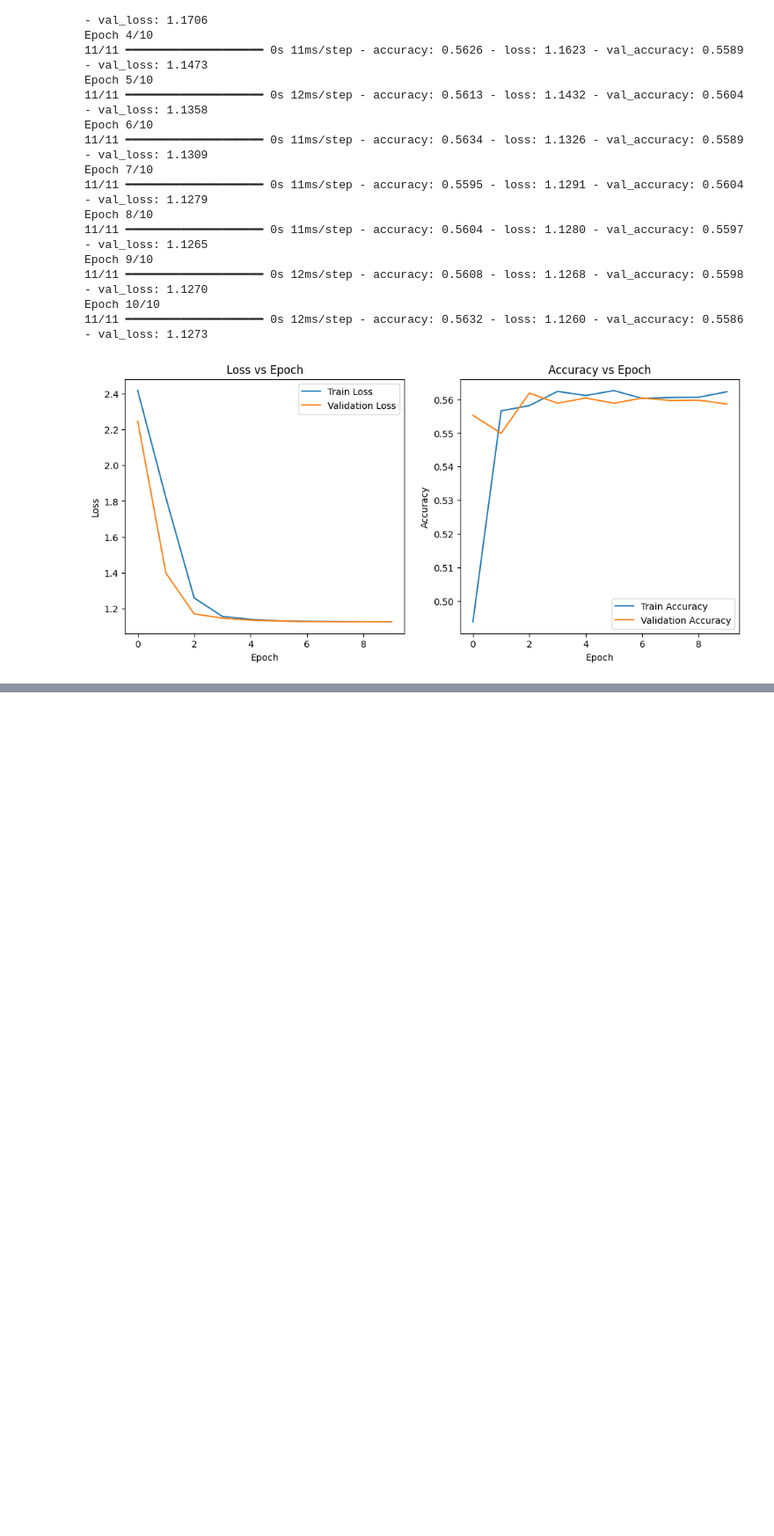
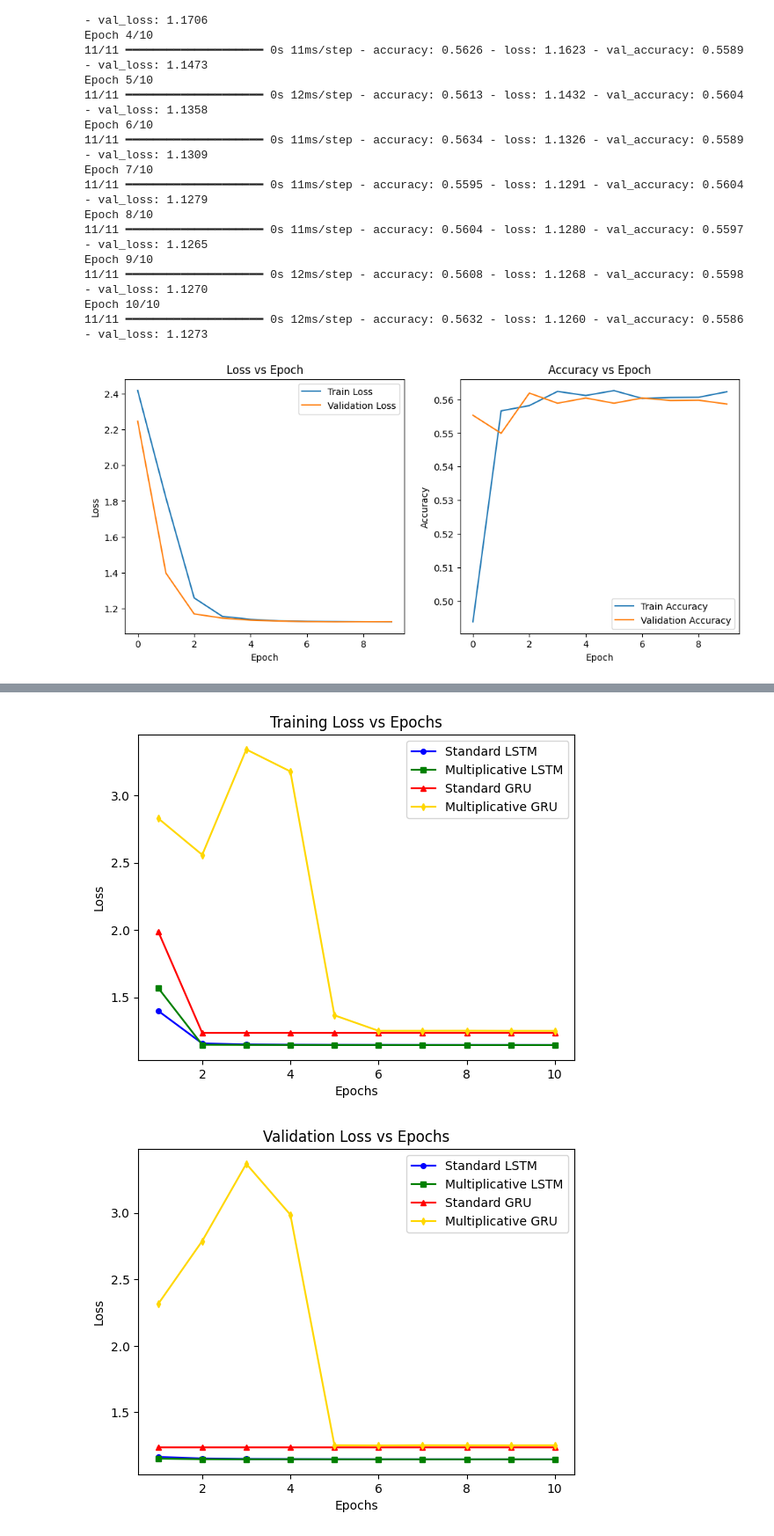
Before and after one commit to nischalon10/USF_NLP, a Jupyter notebook: Intro_to_RNN.ipynb, the cells around one changed output, grey strips where cells are left out. Shown at 88% size. Drawn from its saved outputs; the diff is of its cells as text; code cells hidden in the pictures; blank space fills up the shorter version.

```diff
--- a/Intro_to_RNN.ipynb
+++ b/Intro_to_RNN.ipynb
@@ -624,0 +1288,56 @@ Epoch 10/10
+# %%
+# Define a consistent color and marker shape for each model
+models = {
+    'Standard LSTM': {'history': SLTSM_history, 'color': 'blue', 'marker': 'o'},
+    'Multiplicative LSTM': {'history': MLTSM_history, 'color': 'green', 'marker': 's'},
+    'Standard GRU': {'history': SGRU_history, 'color': 'red', 'marker': '^'},
+    'Multiplicative GRU': {'history': MGRU_history, 'color': 'gold', 'marker': 'd'}
+}
+
+
+# Graph 1: Training Loss vs Epochs
+plt.figure()
+for name, props in models.items():
+    plt.plot(epochs_range, props['history'].history['loss'],
+             color=props['color'], marker=props['marker'], markersize=4, label=name)
+plt.title('Training Loss vs Epochs')
+plt.xlabel('Epochs')
+plt.ylabel('Loss')
+plt.legend()
+plt.show()
+
+# Graph 2: Validation Loss vs Epochs
+plt.figure()
+for name, props in models.items():
+    plt.plot(epochs_range, props['history'].history['val_loss'],
+             color=props['color'], marker=props['marker'], markersize=4, label=name)
+plt.title('Validation Loss vs Epochs')
+plt.xlabel('Epochs')
+plt.ylabel('Loss')
+plt.legend()
+plt.show()
+
+# Graph 3: Training Accuracy vs Epochs
+plt.figure()
+for name, props in models.items():
+    plt.plot(epochs_range, props['history'].history['accuracy'],
+             color=props['color'], marker=props['marker'], markersize=4, label=name)
+plt.title('Training Accuracy vs Epochs')
+plt.xlabel('Epochs')
+plt.ylabel('Accuracy')
+plt.legend()
+plt.show()
+
+# Graph 4: Validation Accuracy vs Epochs
+plt.figure()
+for name, props in models.items():
+    plt.plot(epochs_range, props['history'].history['val_accuracy'],
+             color=props['color'], marker=props['marker'], markersize=4, label=name)
+plt.title('Validation Accuracy vs Epochs')
+plt.xlabel('Epochs')
+plt.ylabel('Accuracy')
+plt.legend()
+plt.show()
+# %% [output]
+[figure, added]
+[figure, added]
```
Also changed, not shown: parts of 5 cells of this notebook.
